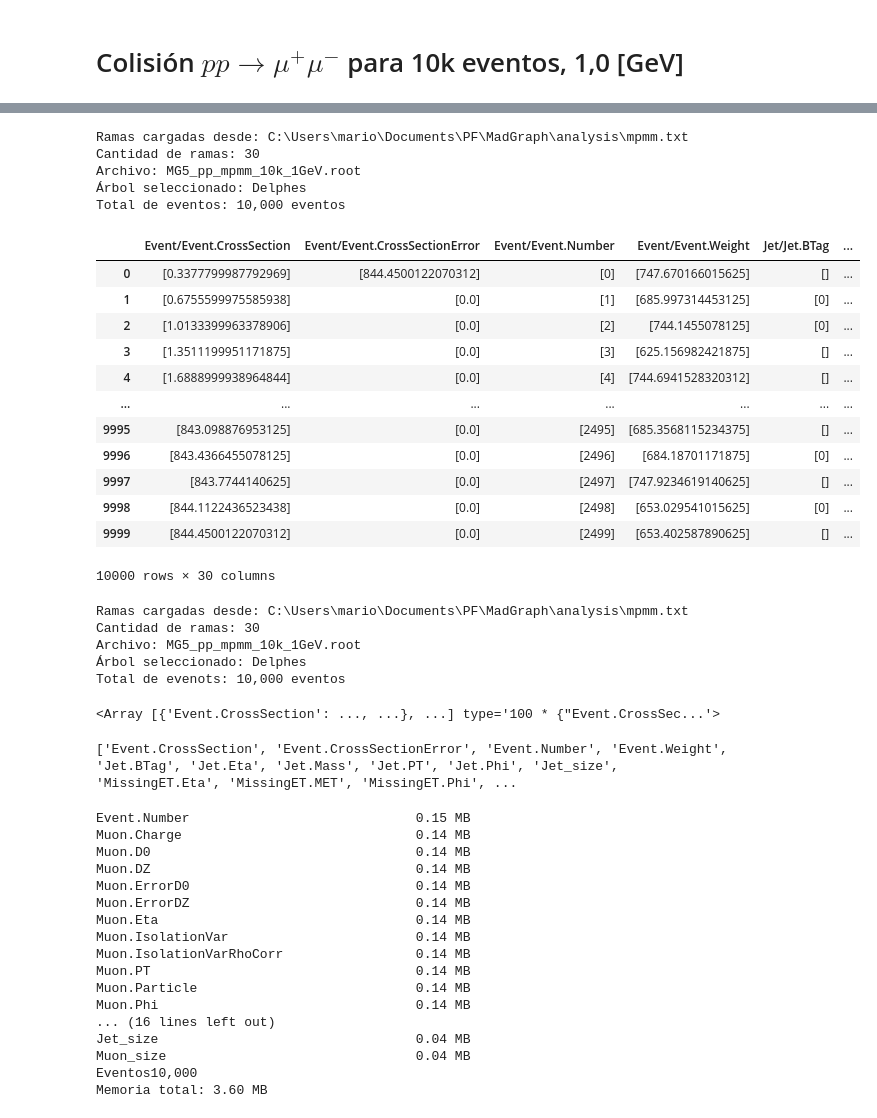
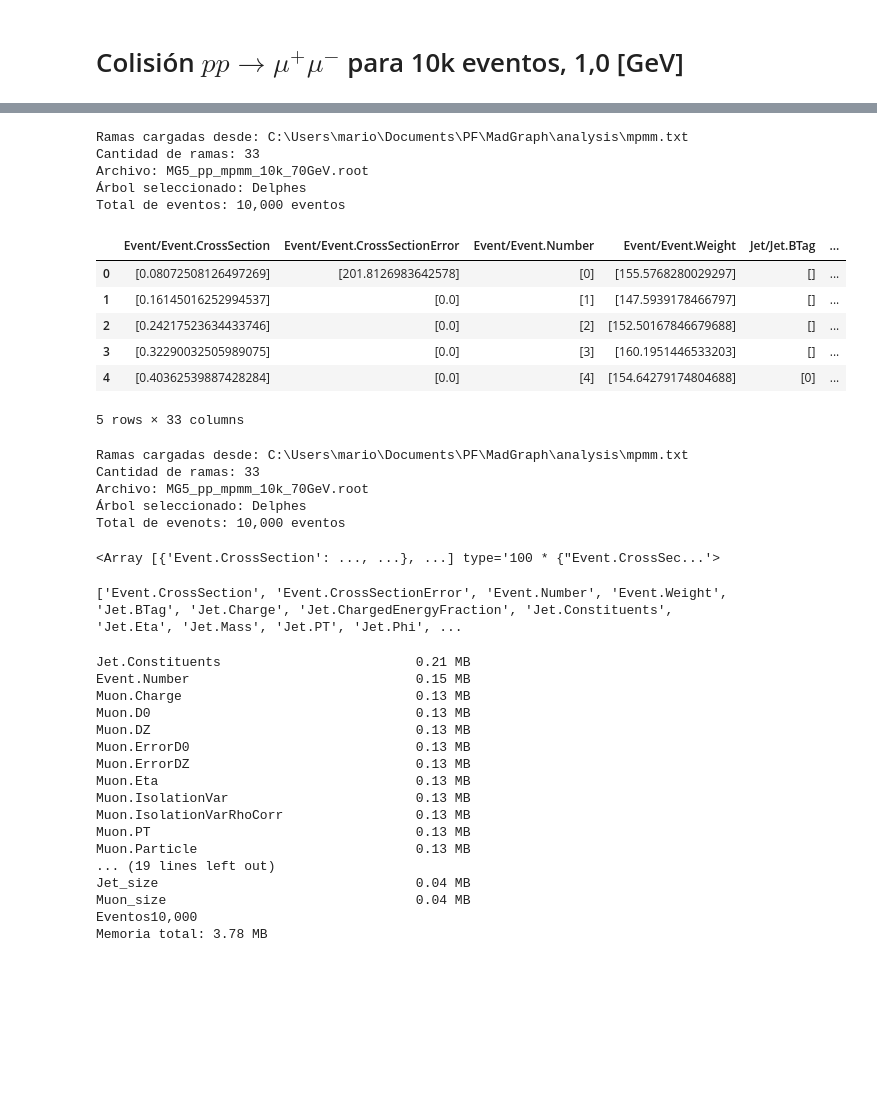
Before and after one commit to MASilva139/ECFM-PF, a Jupyter notebook: MadGraph/pp_mpmm.ipynb, the cells around one changed output, grey strips where cells are left out. Saved outputs shown, nothing was run; the diff lists cells and outputs as text; code cells hidden in the pictures; blank space fills up the shorter version.

```diff
--- a/MadGraph/pp_mpmm.ipynb
+++ b/MadGraph/pp_mpmm.ipynb
@@ -66,27 +66,21 @@ Lista de ramas guardada en: C:\Users\mario\Documents\PF\MadGraph\assset\txt\bran
 # %%
 io.load_dataframe(
     branches=io.txt_data("mpmm"),
     dataset='mpmm_10k_70',
-)
+).head()
 # %% [output]
 Ramas cargadas desde: C:\Users\mario\Documents\PF\MadGraph\analysis\mpmm.txt
-Cantidad de ramas: 30
-Archivo: MG5_pp_mpmm_10k_1GeV.root
+Cantidad de ramas: 33
+Archivo: MG5_pp_mpmm_10k_70GeV.root
 Árbol seleccionado: Delphes
 Total de eventos: 10,000 eventos
 |  | Event/Event.CrossSection | Event/Event.CrossSectionError | Event/Event.Number | Event/Event.Weight | Jet/Jet.BTag | ... |
-| 0 | [0.3377799987792969] | [844.4500122070312] | [0] | [747.670166015625] | [] | ... |
-| 1 | [0.6755599975585938] | [0.0] | [1] | [685.997314453125] | [0] | ... |
-| 2 | [1.0133399963378906] | [0.0] | [2] | [744.1455078125] | [0] | ... |
-| 3 | [1.3511199951171875] | [0.0] | [3] | [625.156982421875] | [] | ... |
-| 4 | [1.6888999938964844] | [0.0] | [4] | [744.6941528320312] | [] | ... |
-| ... | ... | ... | ... | ... | ... | ... |
-| 9995 | [843.098876953125] | [0.0] | [2495] | [685.3568115234375] | [] | ... |
-| 9996 | [843.4366455078125] | [0.0] | [2496] | [684.18701171875] | [0] | ... |
-| 9997 | [843.7744140625] | [0.0] | [2497] | [747.9234619140625] | [] | ... |
-| 9998 | [844.1122436523438] | [0.0] | [2498] | [653.029541015625] | [0] | ... |
-| 9999 | [844.4500122070312] | [0.0] | [2499] | [653.402587890625] | [] | ... |
+| 0 | [0.08072508126497269] | [201.8126983642578] | [0] | [155.5768280029297] | [] | ... |
+| 1 | [0.16145016252994537] | [0.0] | [1] | [147.5939178466797] | [] | ... |
+| 2 | [0.24217523634433746] | [0.0] | [2] | [152.50167846679688] | [] | ... |
+| 3 | [0.32290032505989075] | [0.0] | [3] | [160.1951446533203] | [] | ... |
+| 4 | [0.40362539887428284] | [0.0] | [4] | [154.64279174804688] | [0] | ... |
-10000 rows × 30 columns
+5 rows × 33 columns
 # %%
 aw = io.load_awkward(
     branches=io.txt_data("mpmm"),
@@ -95,8 +89,8 @@ aw = io.load_awkward(
 )
 # %% [output]
 Ramas cargadas desde: C:\Users\mario\Documents\PF\MadGraph\analysis\mpmm.txt
-Cantidad de ramas: 30
-Archivo: MG5_pp_mpmm_10k_1GeV.root
+Cantidad de ramas: 33
+Archivo: MG5_pp_mpmm_10k_70GeV.root
 Árbol seleccionado: Delphes
 Total de evenots: 10,000 eventos
 # %%
@@ -106,7 +100,7 @@ aw[:100]
 # %%
 print(aw.fields)
 # %% [output]
-['Event.CrossSection', 'Event.CrossSectionError', 'Event.Number', 'Event.Weight', 'Jet.BTag', 'Jet.Eta', 'Jet.Mass', 'Jet.PT', 'Jet.Phi', 'Jet_size', 'MissingET.Eta', 'MissingET.MET', 'MissingET.Phi', ...
+['Event.CrossSection', 'Event.CrossSectionError', 'Event.Number', 'Event.Weight', 'Jet.BTag', 'Jet.Charge', 'Jet.ChargedEnergyFraction', 'Jet.Constituents', 'Jet.Eta', 'Jet.Mass', 'Jet.PT', 'Jet.Phi', ...
 # %%
 branch_size = sorted(
     [(field, aw[field].nbytes/1024**2) for field in aw.fields],
@@ -117,20 +111,20 @@ for field, size_mb in branch_size[:60]:
 print(f"Eventos{len(aw):,}")
 print(f"Memoria total: {aw.nbytes/1024**2:.2f} MB")
 # %% [output]
+Jet.Constituents                         0.21 MB
 Event.Number                             0.15 MB
-Muon.Charge                              0.14 MB
-Muon.D0                                  0.14 MB
-Muon.DZ                                  0.14 MB
-Muon.ErrorD0                             0.14 MB
-Muon.ErrorDZ                             0.14 MB
-Muon.Eta                                 0.14 MB
-Muon.IsolationVar                        0.14 MB
-Muon.IsolationVarRhoCorr                 0.14 MB
-Muon.PT                                  0.14 MB
-Muon.Particle                            0.14 MB
-Muon.Phi                                 0.14 MB
-... (16 lines left out)
+Muon.Charge                              0.13 MB
+Muon.D0                                  0.13 MB
+Muon.DZ                                  0.13 MB
+Muon.ErrorD0                             0.13 MB
+Muon.ErrorDZ                             0.13 MB
+Muon.Eta                                 0.13 MB
+Muon.IsolationVar                        0.13 MB
+Muon.IsolationVarRhoCorr                 0.13 MB
+Muon.PT                                  0.13 MB
+Muon.Particle                            0.13 MB
+... (19 lines left out)
 Jet_size                                 0.04 MB
 Muon_size                                0.04 MB
 Eventos10,000
-Memoria total: 3.60 MB
+Memoria total: 3.78 MB
```
Also changed, not shown: parts of 11 cells of this notebook, 3 other files.
